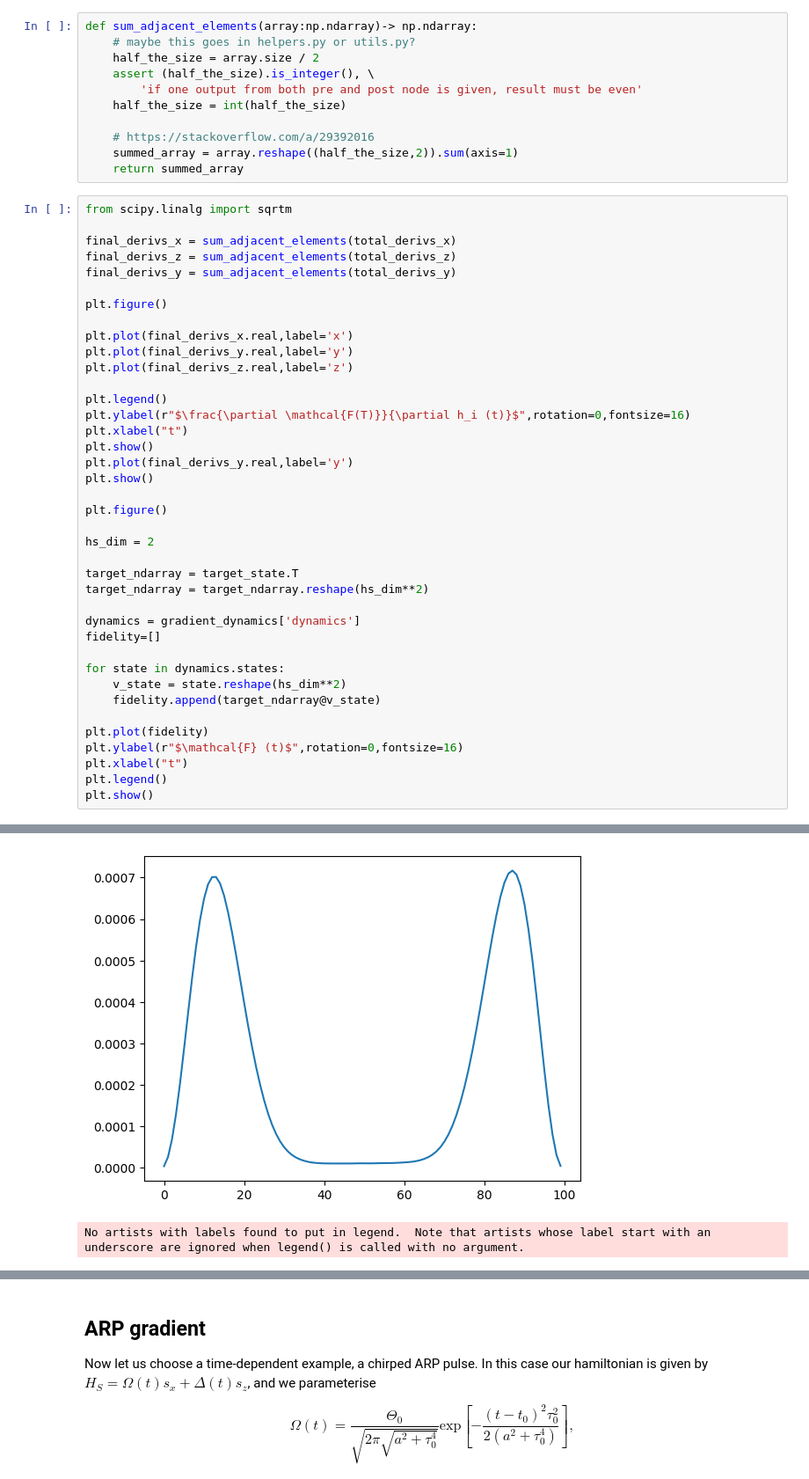
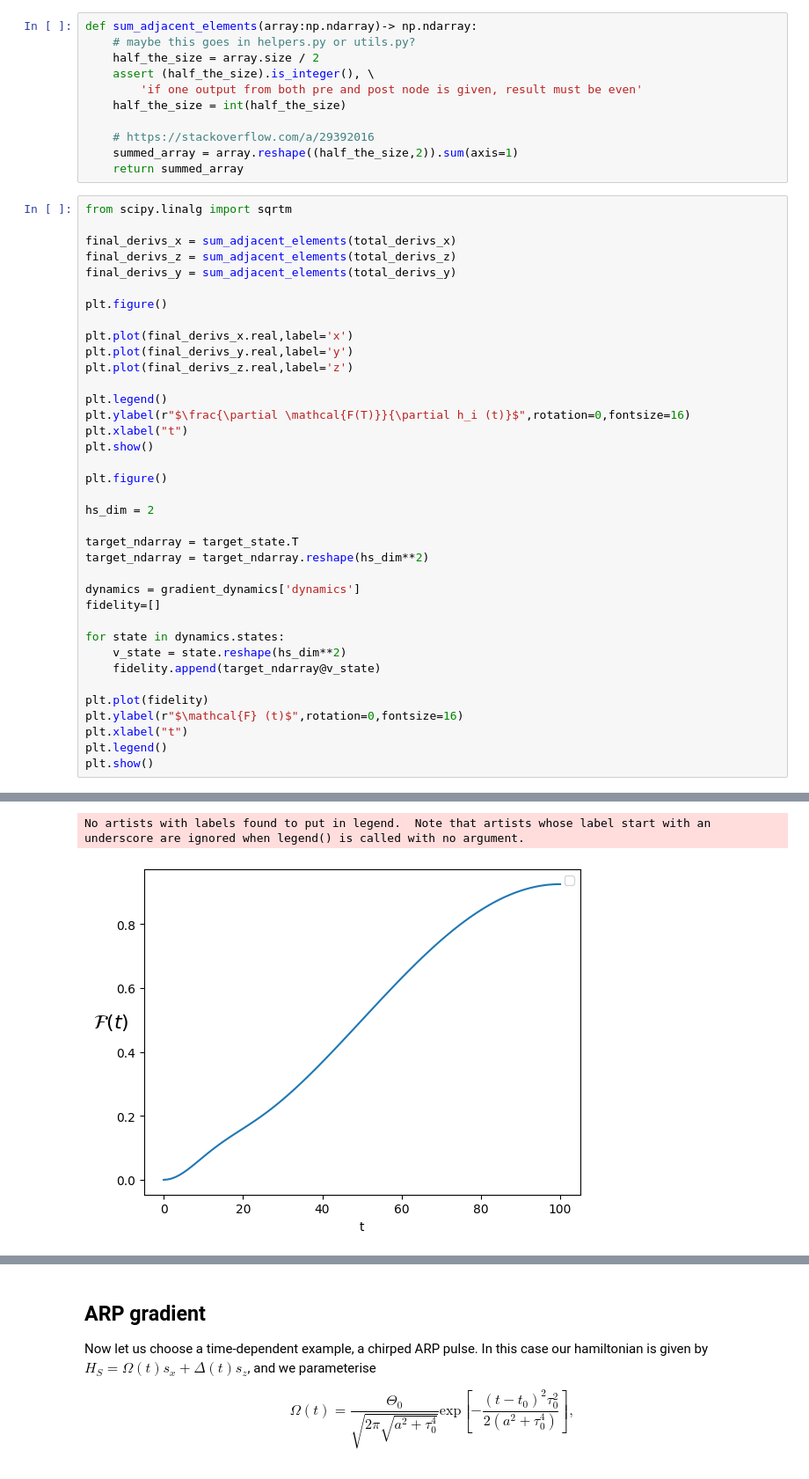
Before and after one commit to ebutler414/OQuPy, a Jupyter notebook: tutorials/gradients_introduction.ipynb, the cells around one changed output, grey strips where cells are left out. Shown at 88% size. Cells and saved outputs as stored; diff of their text form.

```diff
--- a/tutorials/gradients_introduction.ipynb
+++ b/tutorials/gradients_introduction.ipynb
@@ -342,34 +330,32 @@ plt.figure()
 plt.plot(final_derivs_x.real,label='x')
 plt.plot(final_derivs_y.real,label='y')
 plt.plot(final_derivs_z.real,label='z')
 
 plt.legend()
 plt.ylabel(r"$\frac{\partial \mathcal{F(T)}}{\partial h_i (t)}$",rotation=0,fontsize=16)
 plt.xlabel("t")
-plt.show()
-plt.plot(final_derivs_y.real,label='y')
 plt.show()
 
 plt.figure()
 
 hs_dim = 2
 
 target_ndarray = target_state.T
 target_ndarray = target_ndarray.reshape(hs_dim**2)
 
 dynamics = gradient_dynamics['dynamics']
 fidelity=[]
 
 for state in dynamics.states:
     v_state = state.reshape(hs_dim**2)
     fidelity.append(target_ndarray@v_state)
 
 plt.plot(fidelity)
 plt.ylabel(r"$\mathcal{F} (t)$",rotation=0,fontsize=16)
 plt.xlabel("t")
 plt.legend()
 plt.show()
 # %% [output]
 [figure]
+No artists with labels found to put in legend.  Note that artists whose label start with an underscore are ignored when legend() is called with no argument.
-[figure, old version]
+[figure, new version]
-No artists with labels found to put in legend.  Note that artists whose label start with an underscore are ignored when legend() is called with no argument.
```
Also changed, not shown: parts of 9 cells of this notebook, 3 other files.
